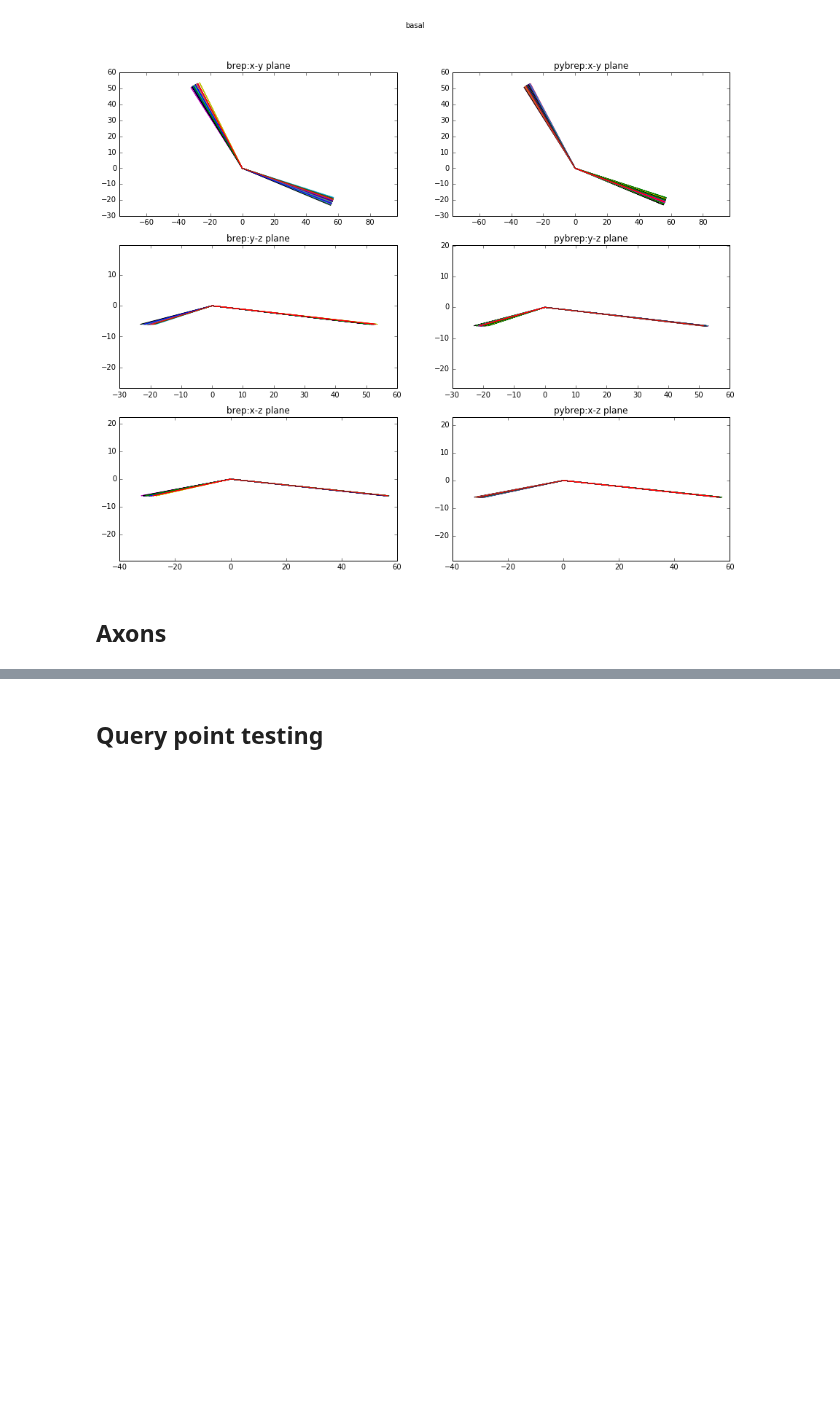
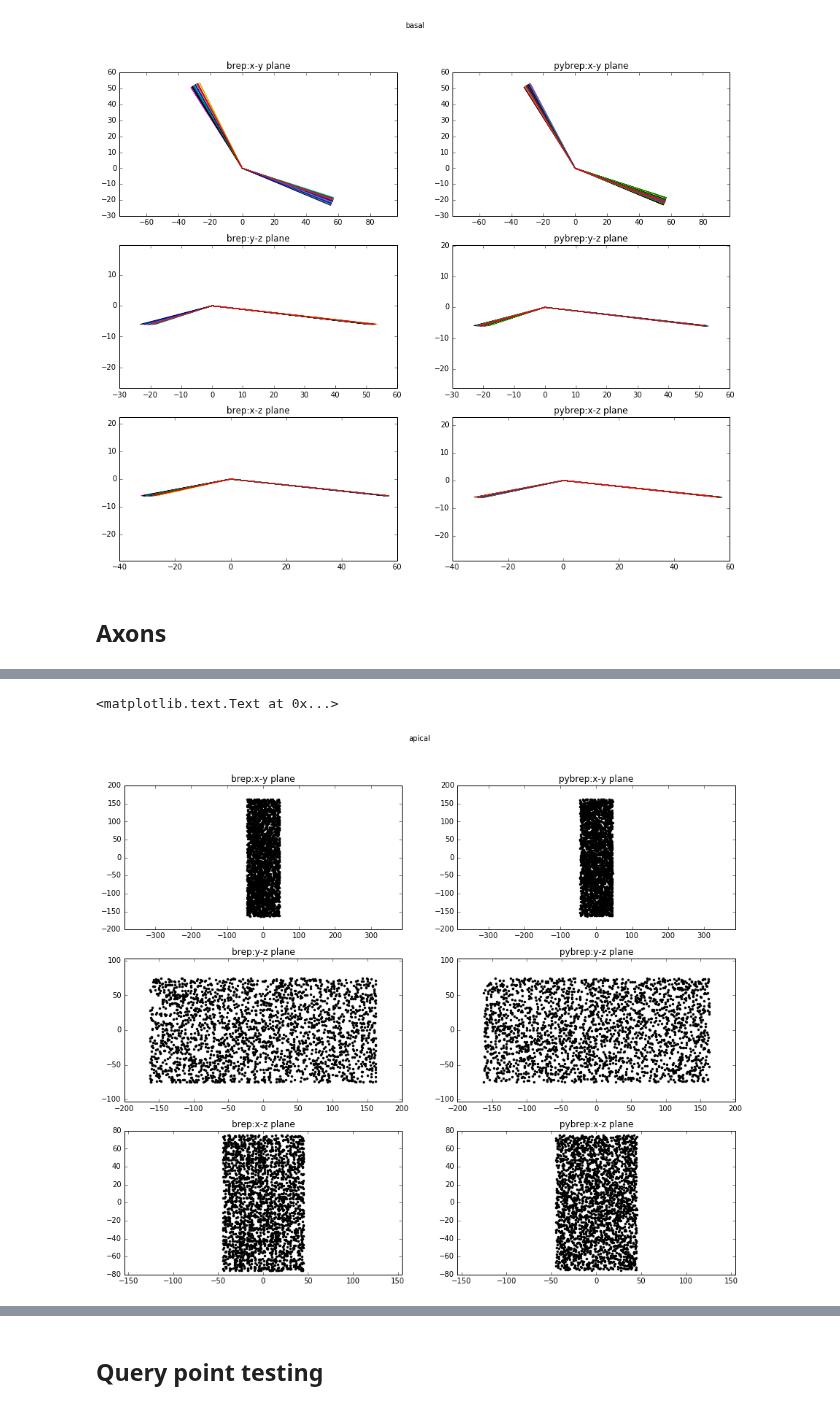
Before and after one commit to CNS-OIST/pycabnn, a Jupyter notebook: Golgi cell checkout.ipynb, the cells around one changed output, grey strips where cells are left out. Cells and saved outputs as stored; diff of their text form; code cells hidden in the pictures; blank space fills up the shorter version.

Commit message:
Added Golgi cell axon generation

```diff
--- a/Golgi cell checkout.ipynb
+++ b/Golgi cell checkout.ipynb
@@ -310,0 +323,16 @@ plt.suptitle('basal')
+# %%
+%run BREPpy.py
+
+go_p = './example_simulation/coordinates_input/subsampled/GoCcoordinates_16.dat'
+import neuron
+config_fn = './input_files/Parameters_var.hoc'
+neuron.h.xopen(config_fn)
+
+gg = Golgi_pop(neuron.h)
+gg.load_somata(go_p)
+gg.add_axon()
+ax_t = gg.axon_q
+gg.save_axon_coords()
+
+axtc = ax_t.coo.reshape((len(ax_b1), int(len(ax_t.coo)/len(ax_b1)), 3))#
+#gg.add_dendrites()
@@ -310,0 +343,23 @@ plt.suptitle('basal')
+# %%
+def center_on_0 (dends):
+    for i in range(len(dends)):
+        dends[i,:,:] = dends[i,:,:]- dends[i,0,:]
+    return dends
+
+def plot_proj(ax1, ax2, dend, *args, **kwargs):
+    dend = center_on_0(dend)
+    for c in dend:
+        plt.plot(c[:, ax1], c[:,ax2], *args, **kwargs)
+
+
+plt.figure(figsize=(15,12))
+for d, (axon, tit1) in enumerate([[ax_b1, 'brep:'],[axtc,'pybrep:']]):
+    for a, (ax1,  ax2, tit2) in enumerate([[0,1, 'x-y plane'], [1,2, 'y-z plane'], [0,2, 'x-z plane']]):
+        plt.subplot(3,2,2*a+d+1)
+        plot_proj(ax1, ax2, axon, 'k.')
+        plt.title(tit1+tit2)
+        plt.axis('equal')
+plt.suptitle('apical')
+# %% [output]
+<matplotlib.text.Text at 0x...>
+[figure, added]
```
Also changed, not shown: parts of 4 cells of this notebook, 1 other file.
